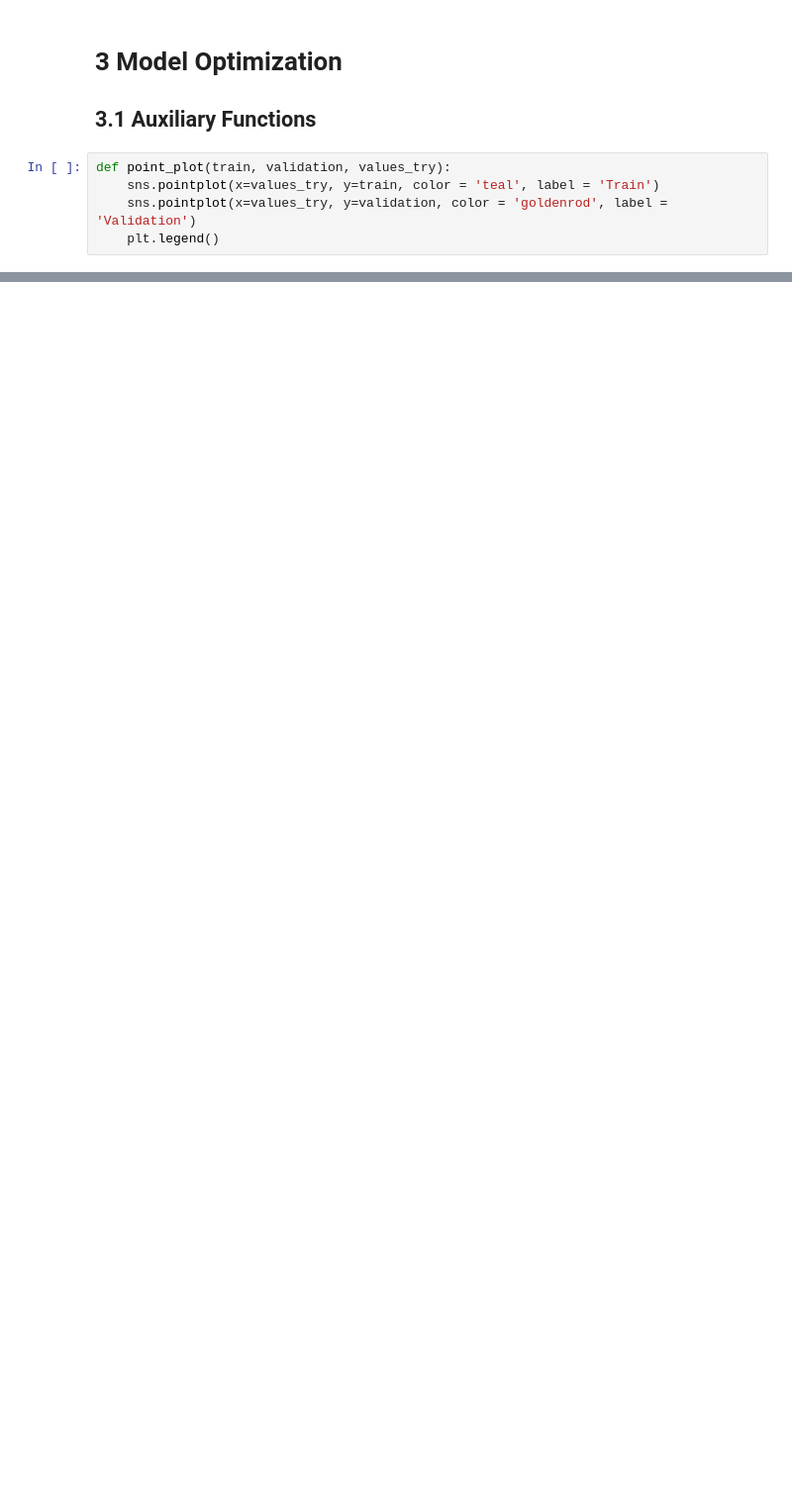
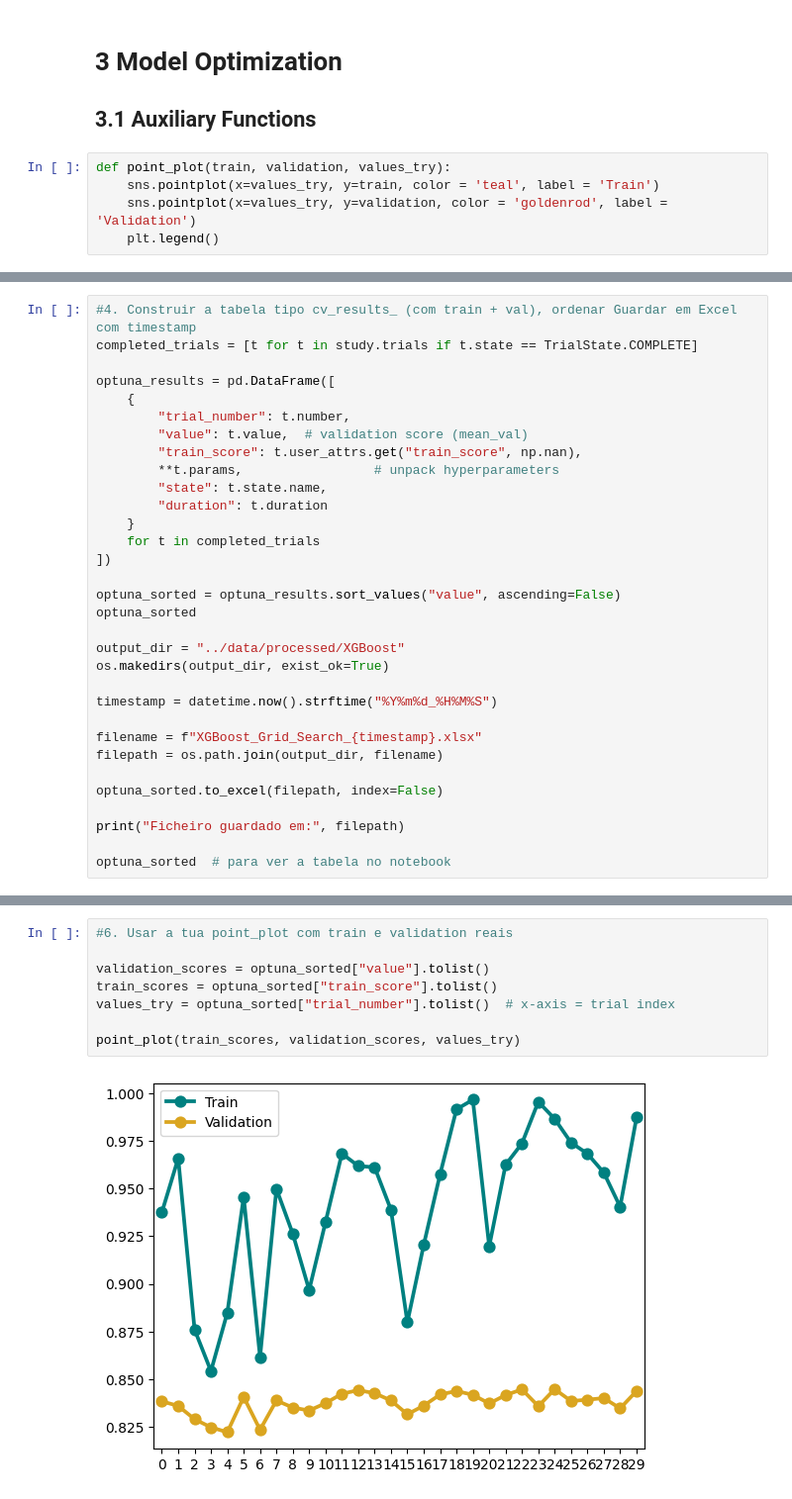
Before and after one commit to sergiopatinha/EnterpriseDataScienceBootcamp_workgroup, a Jupyter notebook: notebooks/04_modeling.ipynb, the cells around one changed output, grey strips where cells are left out. Shown at 99% size. Cells and saved outputs as stored; diff of their text form; blank space fills up the shorter version.

```diff
--- a/notebooks/04_modeling.ipynb
+++ b/notebooks/04_modeling.ipynb
@@ -561,0 +615,32 @@ ModuleNotFoundError: No module named 'optuna'
+# %%
+#4. Construir a tabela tipo cv_results_ (com train + val), ordenar Guardar em Excel com timestamp
+completed_trials = [t for t in study.trials if t.state == TrialState.COMPLETE]
+
+optuna_results = pd.DataFrame([
+    {
+        "trial_number": t.number,
+        "value": t.value,  # validation score (mean_val)
+        "train_score": t.user_attrs.get("train_score", np.nan),
+        **t.params,                 # unpack hyperparameters
+        "state": t.state.name,
+        "duration": t.duration
+    }
+    for t in completed_trials
+])
+
+optuna_sorted = optuna_results.sort_values("value", ascending=False)
+optuna_sorted
+
+output_dir = "../data/processed/XGBoost"
+os.makedirs(output_dir, exist_ok=True)
+
+timestamp = datetime.now().strftime("%Y%m%d_%H%M%S")
+
+filename = f"XGBoost_Grid_Search_{timestamp}.xlsx"
+filepath = os.path.join(output_dir, filename)
+
+optuna_sorted.to_excel(filepath, index=False)
+
+print("Ficheiro guardado em:", filepath)
+
+optuna_sorted  # para ver a tabela no notebook
@@ -562 +666,11 @@ ModuleNotFoundError: No module named 'optuna'
+# %%
+#6. Usar a tua point_plot com train e validation reais
+
+validation_scores = optuna_sorted["value"].tolist()
+train_scores = optuna_sorted["train_score"].tolist()
+values_try = optuna_sorted["trial_number"].tolist()  # x-axis = trial index
+
+point_plot(train_scores, validation_scores, values_try)
+# %% [output]
+[figure, added]
 # %% [markdown]
```
Also changed, not shown: parts of 41 cells of this notebook, 1 other file.
